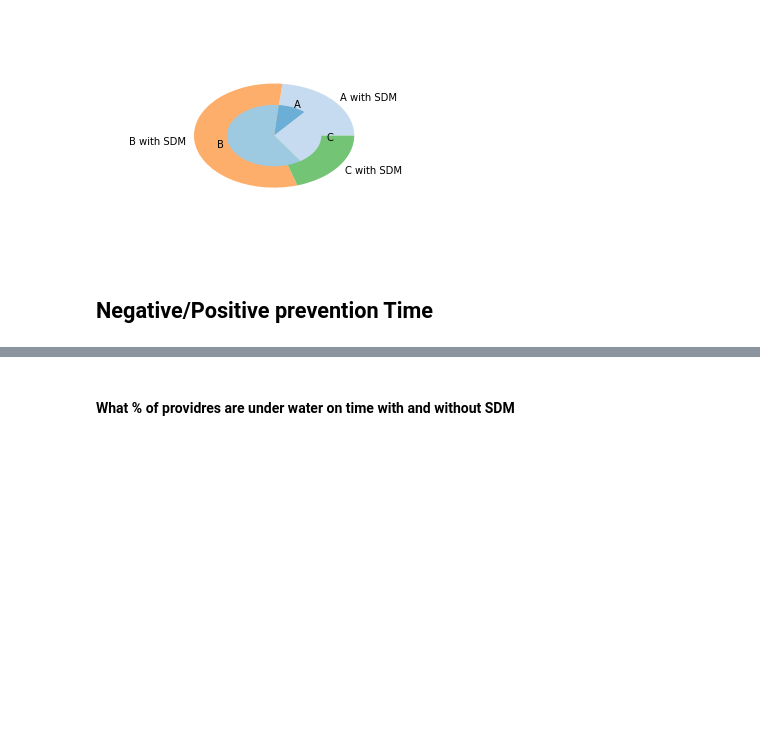
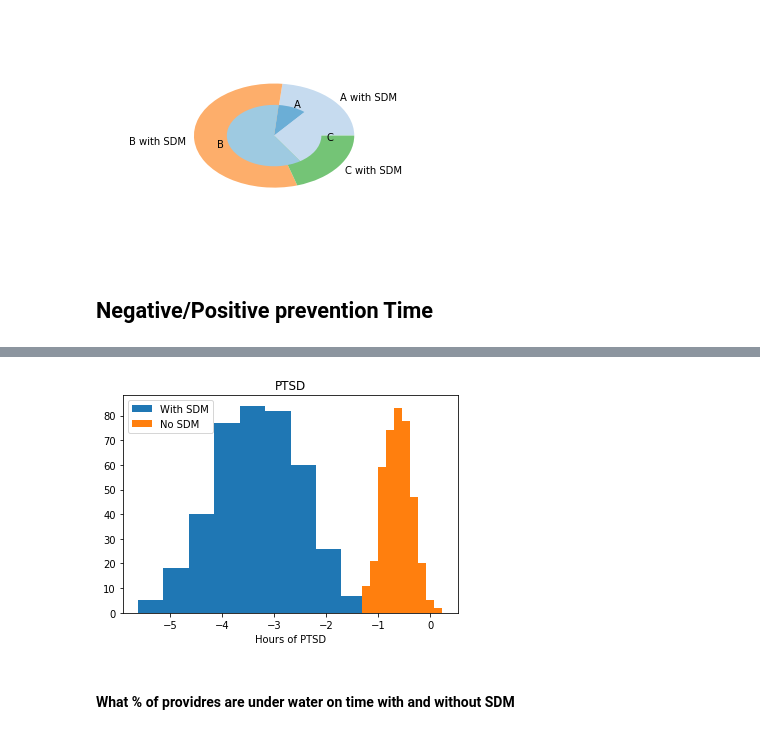
Before and after one commit to jburke5/Scrooge, a Jupyter notebook: ScroogeAnalysisDataVisualization.ipynb, the cells around one changed output, grey strips where cells are left out. Cells and saved outputs as stored; diff of their text form; code cells hidden in the pictures; blank space fills up the shorter version.

```diff
--- a/ScroogeAnalysisDataVisualization.ipynb
+++ b/ScroogeAnalysisDataVisualization.ipynb
@@ -348,3 +303,12 @@ netTimeAllServicesNoSDM.hist()
+# %%
+hist1= plt.hist(netTimeAllServicesWithSDM, label="With SDM")
+hist2 = plt.hist(netTimeAllServicesNoSDM, label="No SDM")
+plt.title("PTSD")
+plt.xlabel("Hours of PTSD")
+plt.legend()
+plt.savefig("PTSD.pdf", format='pdf')
+# %% [output]
+[figure, added]
 # %% [markdown]
 #### What % of providres are under water on time with and without SDM
 # %%
```
Also changed, not shown: parts of 26 cells of this notebook, 6 other files.
